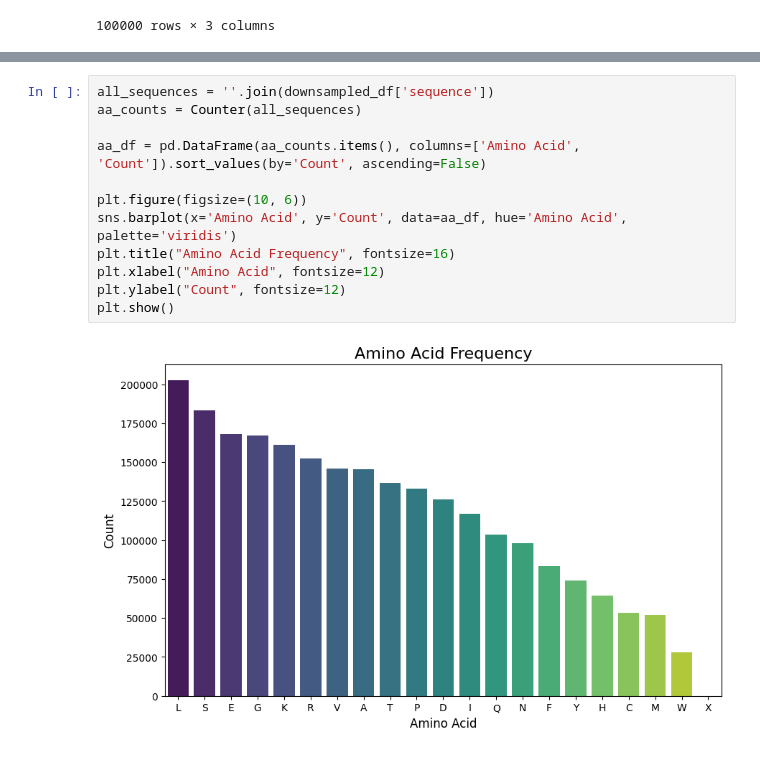
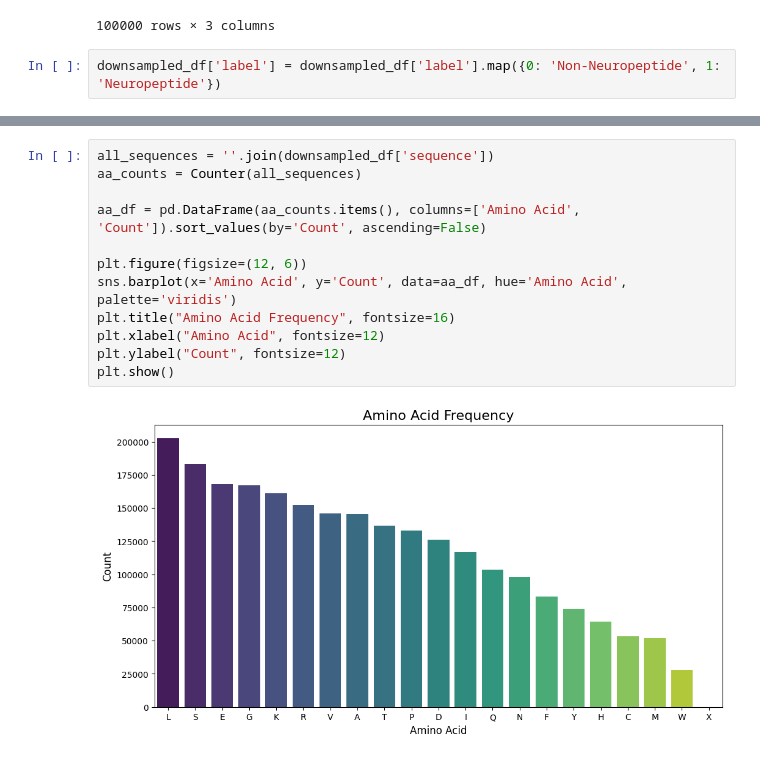
Before and after one commit to DRepresser/NeuroClassify, a Jupyter notebook: preprocess_and_EDA.ipynb, the cells around one changed output, grey strips where cells are left out. Cells and saved outputs as stored; diff of their text form.

Commit message:
Edit plot label to label name

```diff
--- a/preprocess_and_EDA.ipynb
+++ b/preprocess_and_EDA.ipynb
@@ -375,6 +375,8 @@ downsampled_df
 | 99998 | GDHQNIQGSGLWGSGGTWVGYAGGPKDKTKAKK | 1 | 33 |
 | 99999 | EVKLSWREKYHEWMAMTGKKIEELQMANNFLRK... | 1 | 38 |
 100000 rows × 3 columns
+# %%
+downsampled_df['label'] = downsampled_df['label'].map({0: 'Non-Neuropeptide', 1: 'Neuropeptide'})
 # %%
 plt.figure(figsize=(10, 6))
 sns.countplot(x='label', data=downsampled_df, hue='label', palette='Set2')
@@ -405,14 +407,14 @@ plt.show()
 # %%
 all_sequences = ''.join(downsampled_df['sequence'])
 aa_counts = Counter(all_sequences)
 
 aa_df = pd.DataFrame(aa_counts.items(), columns=['Amino Acid', 'Count']).sort_values(by='Count', ascending=False)
 
-plt.figure(figsize=(10, 6))
+plt.figure(figsize=(12, 6))
 sns.barplot(x='Amino Acid', y='Count', data=aa_df, hue='Amino Acid', palette='viridis')
 plt.title("Amino Acid Frequency", fontsize=16)
 plt.xlabel("Amino Acid", fontsize=12)
 plt.ylabel("Count", fontsize=12)
 plt.show()
 # %% [output]
-[figure, old version]
+[figure, new version]
```
Also changed, not shown: parts of 3 cells of this notebook.
